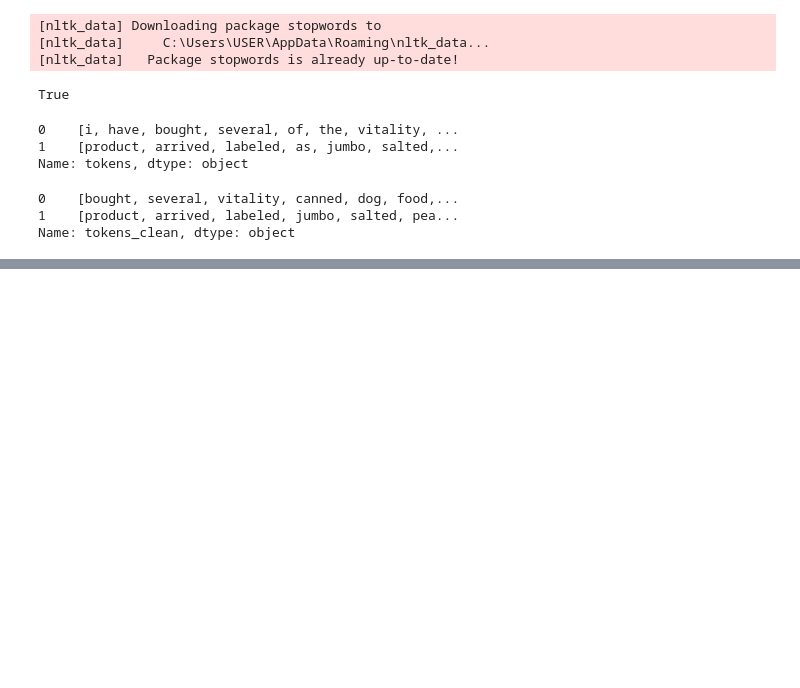
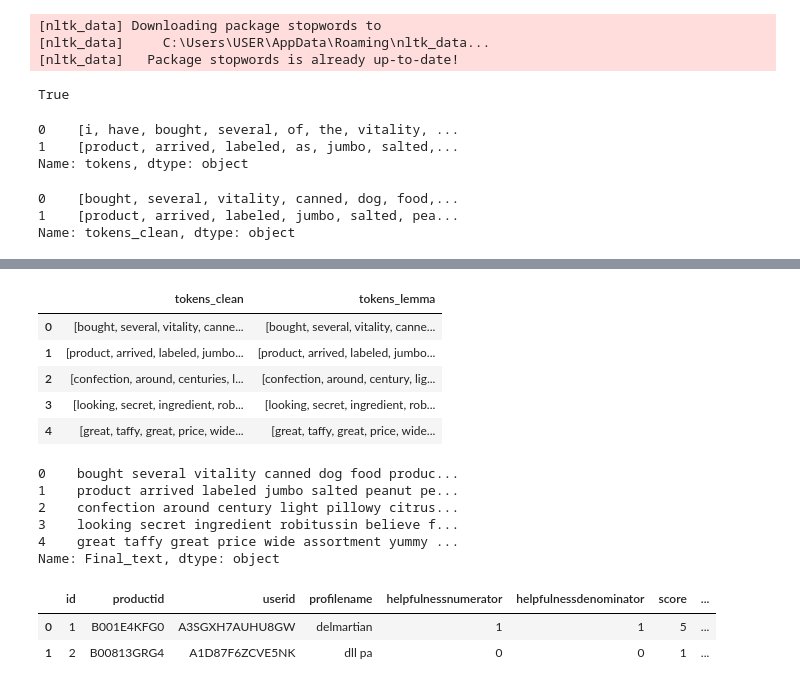
Before and after one commit to nanjalaCS/Food_reviews_Sentiment_Analysis, a Jupyter notebook: Food reviews.ipynb, the cells around one changed output, grey strips where cells are left out. Cells and saved outputs as stored; diff of their text form; code cells hidden in the pictures; blank space fills up the shorter version.

```diff
--- a/Food reviews.ipynb
+++ b/Food reviews.ipynb
@@ -275,3 +296,12 @@ df["tokens_clean"].head(2)
 0    [bought, several, vitality, canned, dog, food,...
 1    [product, arrived, labeled, jumbo, salted, pea...
 Name: tokens_clean, dtype: object
+# %%
+import nltk
+nltk.download("wordnet")
+
+from nltk.stem import WordNetLemmatizer
+
+lemmatizer = WordNetLemmatizer()   # instantiate once
+
+df["tokens_lemma"] = df["tokens_clean"].apply(lambda x: [lemmatizer.lemmatize(w) for w in x])
@@ -277,0 +311,9 @@ Name: tokens_clean, dtype: object
+# %%
+df[["tokens_clean", "tokens_lemma"]].head(5)
+# %% [output]
+|  | tokens_clean | tokens_lemma |
+| 0 | [bought, several, vitality, canne... | [bought, several, vitality, canne... |
+| 1 | [product, arrived, labeled, jumbo... | [product, arrived, labeled, jumbo... |
+| 2 | [confection, around, centuries, l... | [confection, around, century, lig... |
+| 3 | [looking, secret, ingredient, rob... | [looking, secret, ingredient, rob... |
+| 4 | [great, taffy, great, price, wide... | [great, taffy, great, price, wide... |
@@ -277,0 +322,15 @@ Name: tokens_clean, dtype: object
+# %%
+df["Final_text"].head()
+# %% [output]
+0    bought several vitality canned dog food produc...
+1    product arrived labeled jumbo salted peanut pe...
+2    confection around century light pillowy citrus...
+3    looking secret ingredient robitussin believe f...
+4    great taffy great price wide assortment yummy ...
+Name: Final_text, dtype: object
+# %%
+df.head(2)
+# %% [output]
+|  | id | productid | userid | profilename | helpfulnessnumerator | helpfulnessdenominator | score | ... |
+| 0 | 1 | B001E4KFG0 | A3SGXH7AUHU8GW | delmartian | 1 | 1 | 5 | ... |
+| 1 | 2 | B00813GRG4 | A1D87F6ZCVE5NK | dll pa | 0 | 0 | 1 | ... |
```
Also changed, not shown: parts of 18 cells of this notebook.
